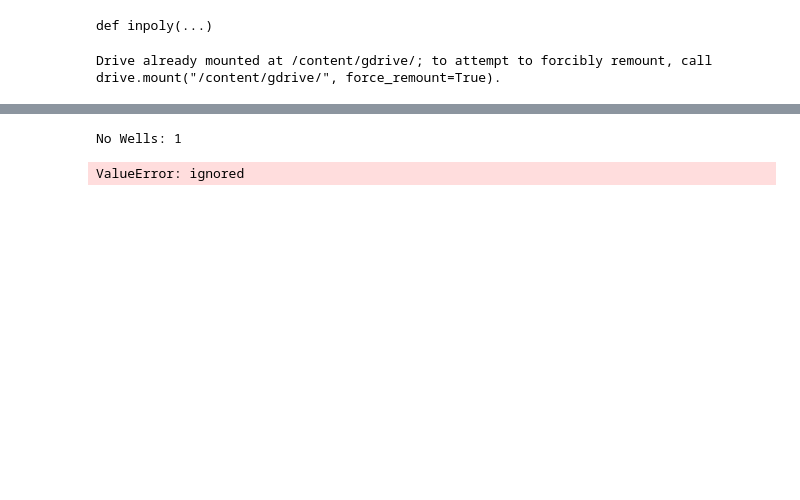
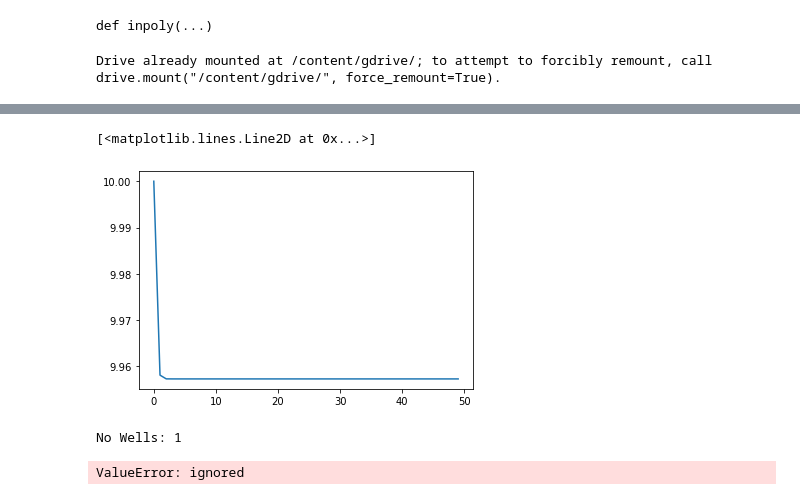
Before and after one commit to mlttac/AUNet_gwf, a Jupyter notebook: Darcy2DSolver.ipynb, the cells around one changed output, grey strips where cells are left out. Drawn from its saved outputs; the diff is of its cells as text; code cells hidden in the pictures; blank space fills up the shorter version.

```diff
--- a/Darcy2DSolver.ipynb
+++ b/Darcy2DSolver.ipynb
@@ -1500,3 +1486,8 @@ print(Out.Phi[-1][0,0,0])
+# %%
+plt.plot(Out.Phi[:, 0,15,15])
+# %% [output]
+[<matplotlib.lines.Line2D at 0x...>]
+[figure, added]
 # %%
 # Generate Data Set
 Realisations = 10
```
Also changed, not shown: parts of 8 cells of this notebook.
